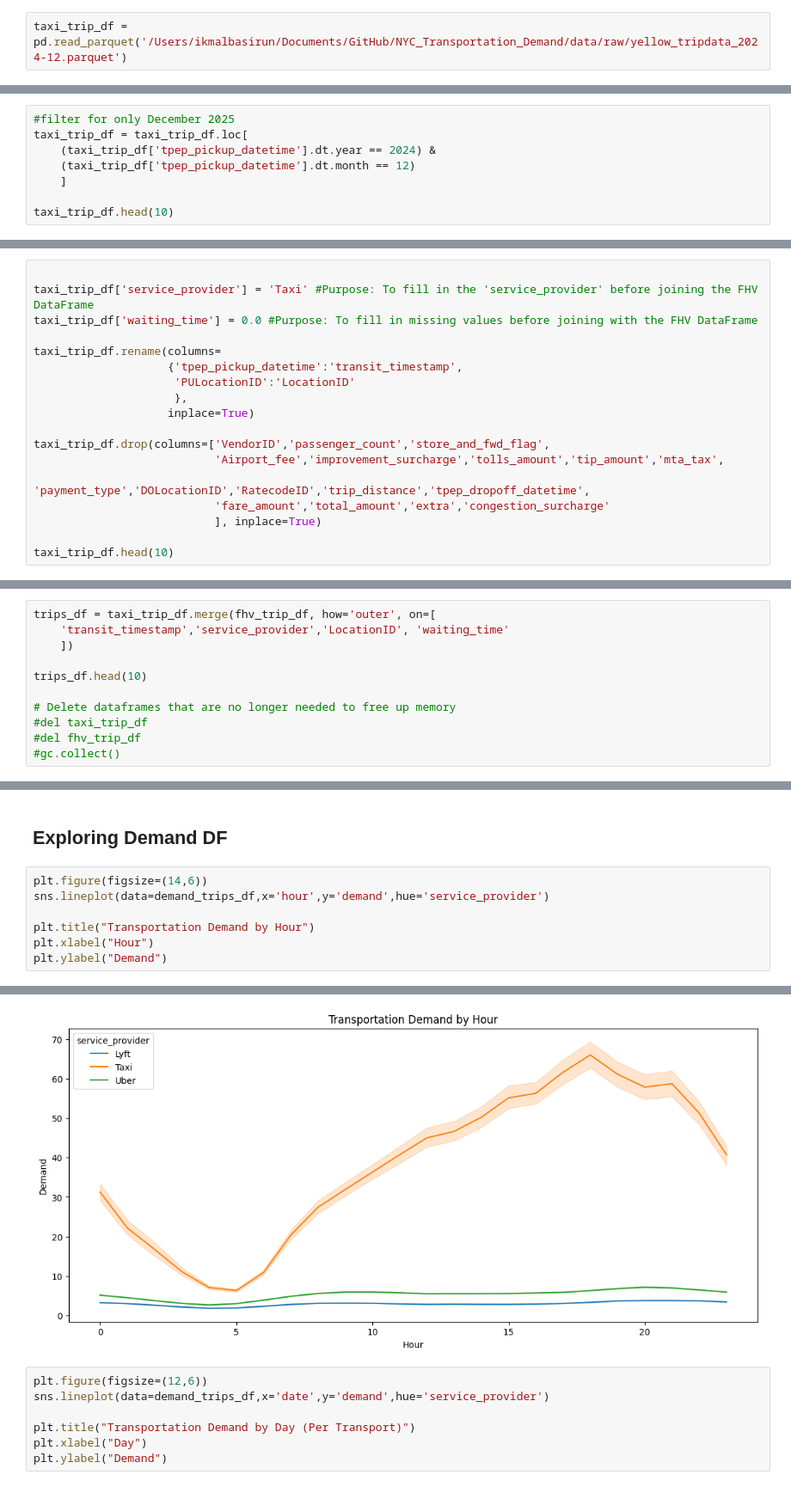
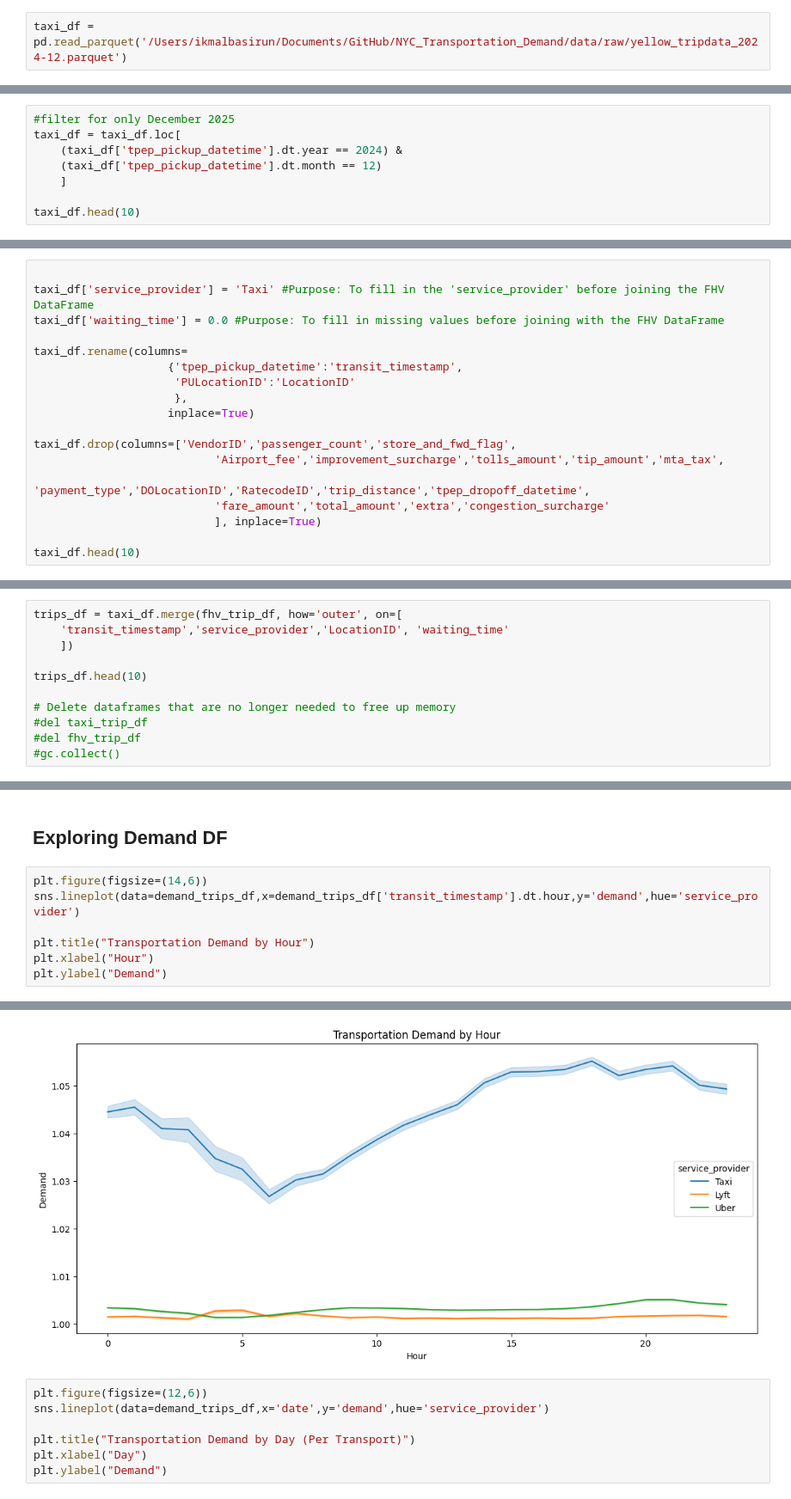
Before and after one commit to ikml-bsrn/NYC_Transportation_Demand, a Jupyter notebook: notebooks/explore_fhv_taxi.ipynb, the cells around one changed output, grey strips where cells are left out. Shown at 86% size. Drawn from its saved outputs; the diff is of its cells as text.

```diff
--- a/notebooks/explore_fhv_taxi.ipynb
+++ b/notebooks/explore_fhv_taxi.ipynb
@@ -18,7 +18,7 @@ import gc
 # %% [markdown]
 #### Taxi
 # %%
-taxi_trip_df = pd.read_parquet('/Users/ikmalbasirun/Documents/GitHub/NYC_Transportation_Demand/data/raw/yellow_tripdata_2024-12.parquet')
+taxi_df = pd.read_parquet('/Users/ikmalbasirun/Documents/GitHub/NYC_Transportation_Demand/data/raw/yellow_tripdata_2024-12.parquet')
 # %% [markdown]
 #### For-Hire Vehicles
 # %%
@@ -139,12 +150,12 @@ fhv_trip_df.head(10)
 ### Taxi DF
 # %%
 #filter for only December 2025
-taxi_trip_df = taxi_trip_df.loc[
-    (taxi_trip_df['tpep_pickup_datetime'].dt.year == 2024) &
-    (taxi_trip_df['tpep_pickup_datetime'].dt.month == 12)
+taxi_df = taxi_df.loc[
+    (taxi_df['tpep_pickup_datetime'].dt.year == 2024) &
+    (taxi_df['tpep_pickup_datetime'].dt.month == 12)
     ]
 
-taxi_trip_df.head(10)
+taxi_df.head(10)
 # %% [output]
 |  | VendorID | tpep_pickup_datetime | tpep_dropoff_datetime | passenger_count | trip_distance | RatecodeID | ... |
 | 0 | 2 | 2024-12-01 00:12:27 | 2024-12-01 00:31:12 | 1.0 | 9.76 | 1.0 | ... |
@@ -173,22 +184,22 @@ taxi_trip_df.head(10)
 | 10 | 2 | 2024-12-01 00:07:13 | 2024-12-01 00:20:57 | 2.0 | 3.54 | 1.0 | ... |
 # %%
 
-taxi_trip_df['service_provider'] = 'Taxi' #Purpose: To fill in the 'service_provider' before joining the FHV DataFrame
-taxi_trip_df['waiting_time'] = 0.0 #Purpose: To fill in missing values before joining with the FHV DataFrame
+taxi_df['service_provider'] = 'Taxi' #Purpose: To fill in the 'service_provider' before joining the FHV DataFrame
+taxi_df['waiting_time'] = 0.0 #Purpose: To fill in missing values before joining with the FHV DataFrame
 
-taxi_trip_df.rename(columns=
+taxi_df.rename(columns=
                     {'tpep_pickup_datetime':'transit_timestamp',
                      'PULocationID':'LocationID'
                      },
                     inplace=True)
 
-taxi_trip_df.drop(columns=['VendorID','passenger_count','store_and_fwd_flag',
+taxi_df.drop(columns=['VendorID','passenger_count','store_and_fwd_flag',
                            'Airport_fee','improvement_surcharge','tolls_amount','tip_amount','mta_tax',
                            'payment_type','DOLocationID','RatecodeID','trip_distance','tpep_dropoff_datetime',
                            'fare_amount','total_amount','extra','congestion_surcharge'
                            ], inplace=True)
 
-taxi_trip_df.head(10)
+taxi_df.head(10)
 # %% [output]
 |  | transit_timestamp | LocationID | service_provider | waiting_time |
 | 0 | 2024-12-01 00:12:27 | 138 | Taxi | 0.0 |
@@ -369,7 +382,7 @@ subway_ridership_df.sample(10)
 # %% [markdown]
 ## Creating the Trip DF
 # %%
-trips_df = taxi_trip_df.merge(fhv_trip_df, how='outer', on=[
+trips_df = taxi_df.merge(fhv_trip_df, how='outer', on=[
     'transit_timestamp','service_provider','LocationID', 'waiting_time'
     ])
 
@@ -478,14 +491,14 @@ demand_trips_df.sample(10)
 ## Exploring Demand DF
 # %%
 plt.figure(figsize=(14,6))
-sns.lineplot(data=demand_trips_df,x='hour',y='demand',hue='service_provider')
+sns.lineplot(data=demand_trips_df,x=demand_trips_df['transit_timestamp'].dt.hour,y='demand',hue='service_provider')
 
 plt.title("Transportation Demand by Hour")
 plt.xlabel("Hour")
 plt.ylabel("Demand")
 # %% [output]
 Text(0, 0.5, 'Demand')
-[figure, old version]
+[figure, new version]
 # %%
 plt.figure(figsize=(12,6))
 sns.lineplot(data=demand_trips_df,x='date',y='demand',hue='service_provider')
```
Also changed, not shown: parts of 22 cells of this notebook, 5 other files.
